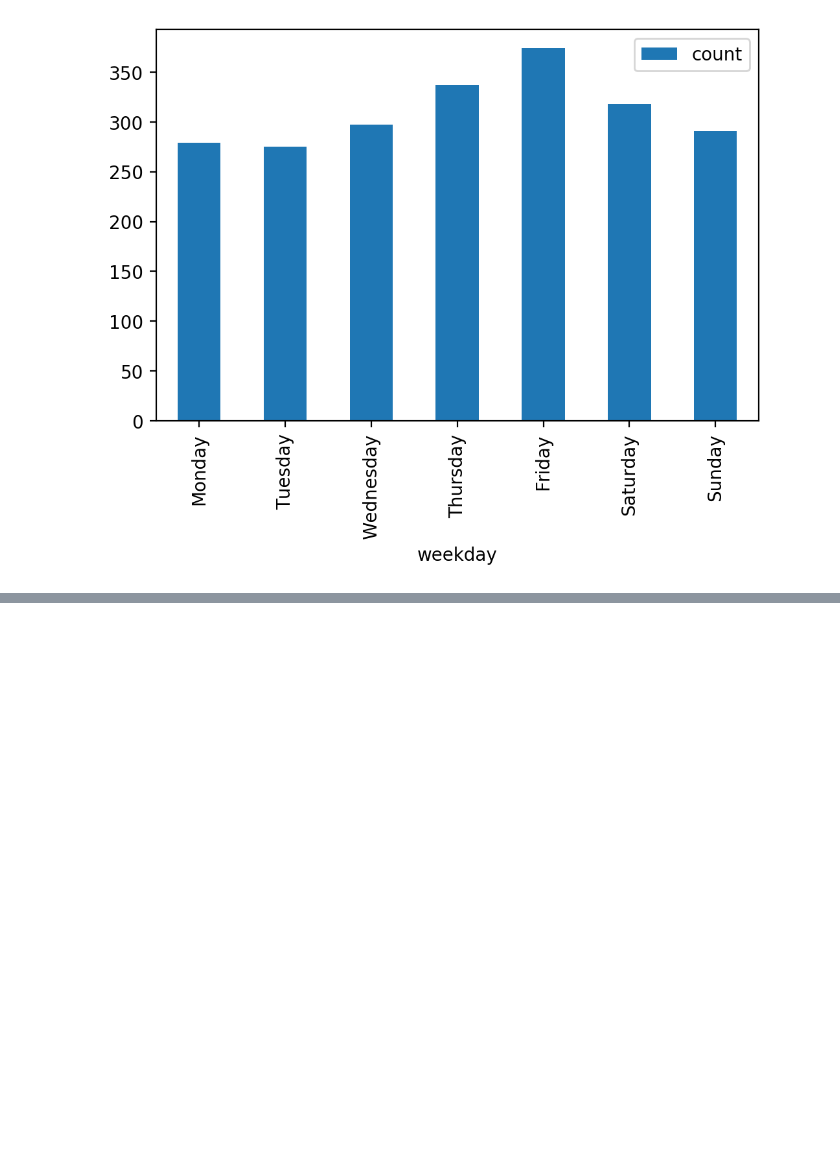
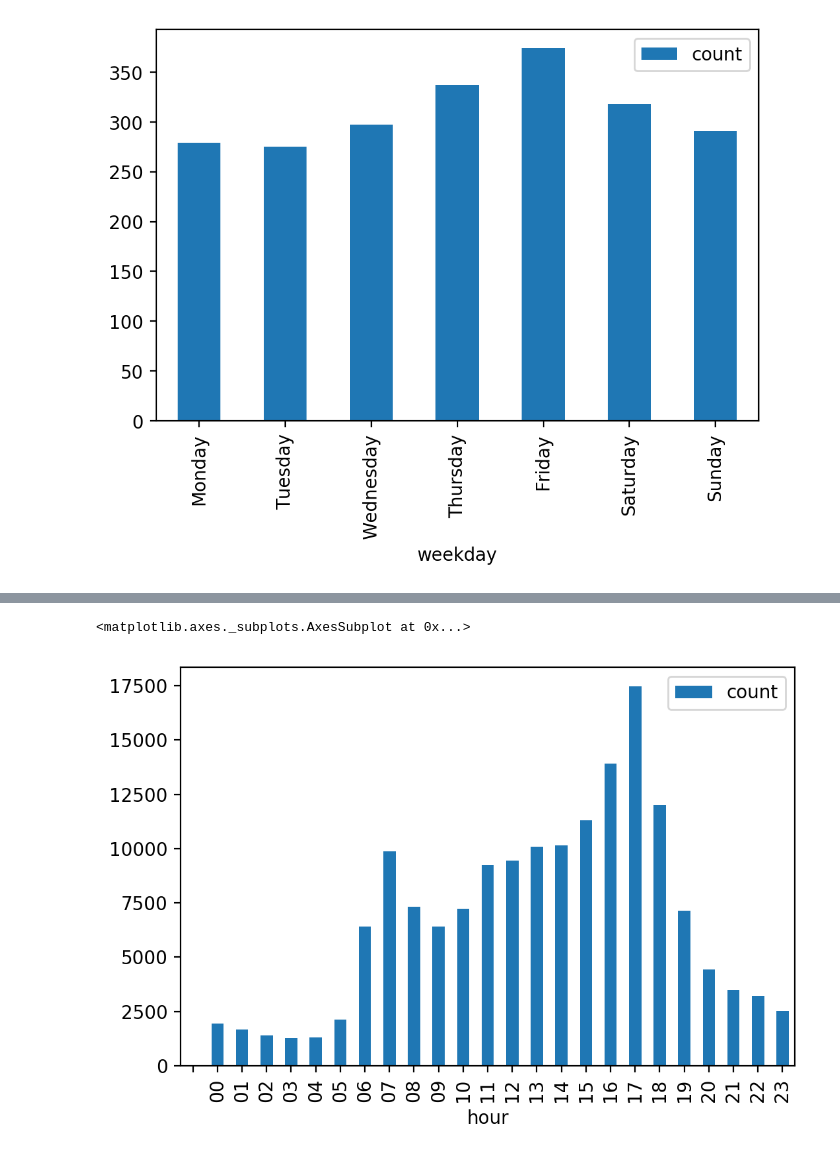
Before and after one commit to randombenj/hslu-dbs, a Jupyter notebook: project/data-mining.ipynb, the cells around one changed output, grey strips where cells are left out. Drawn from its saved outputs; the diff is of its cells as text; code cells hidden in the pictures; blank space fills up the shorter version.

Commit message:
feat: add per hour stats

```diff
--- a/project/data-mining.ipynb
+++ b/project/data-mining.ipynb
@@ -271,3 +271,16 @@ lethal_accident_by_weekday.plot.bar()
 [figure]
 # %% [markdown]
 ![image.png](attachment:image.png)
+# %%
+accident_by_hour = pd.DataFrame(list(db.accidents.aggregate([
+    {"$group" : {"_id": "$timestamp.hour", "count": {"$sum": 1}}},
+    {"$project": {
+      "_id": 0,
+      "hour": "$_id",
+      "count": 1,
+    }},
+    {"$sort": {"hour": 1}},
+])))
+accident_by_hour.set_index("hour", inplace=True)
+
+accident_by_hour
@@ -273,0 +306,5 @@ lethal_accident_by_weekday.plot.bar()
+# %%
+accident_by_hour.plot.bar()
+# %% [output]
+<matplotlib.axes._subplots.AxesSubplot at 0x...>
+[figure, added]
```
Also changed, not shown: parts of 4 cells of this notebook.
